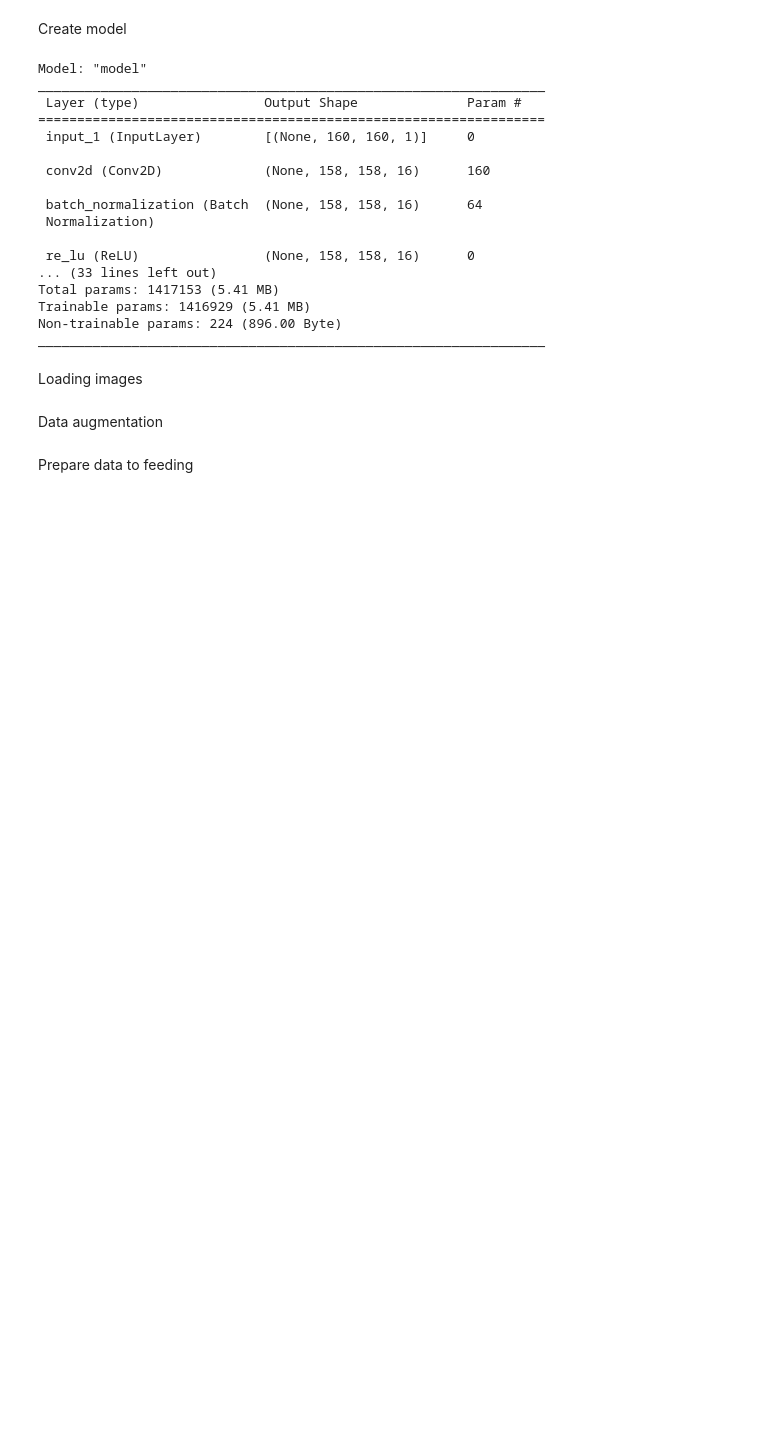
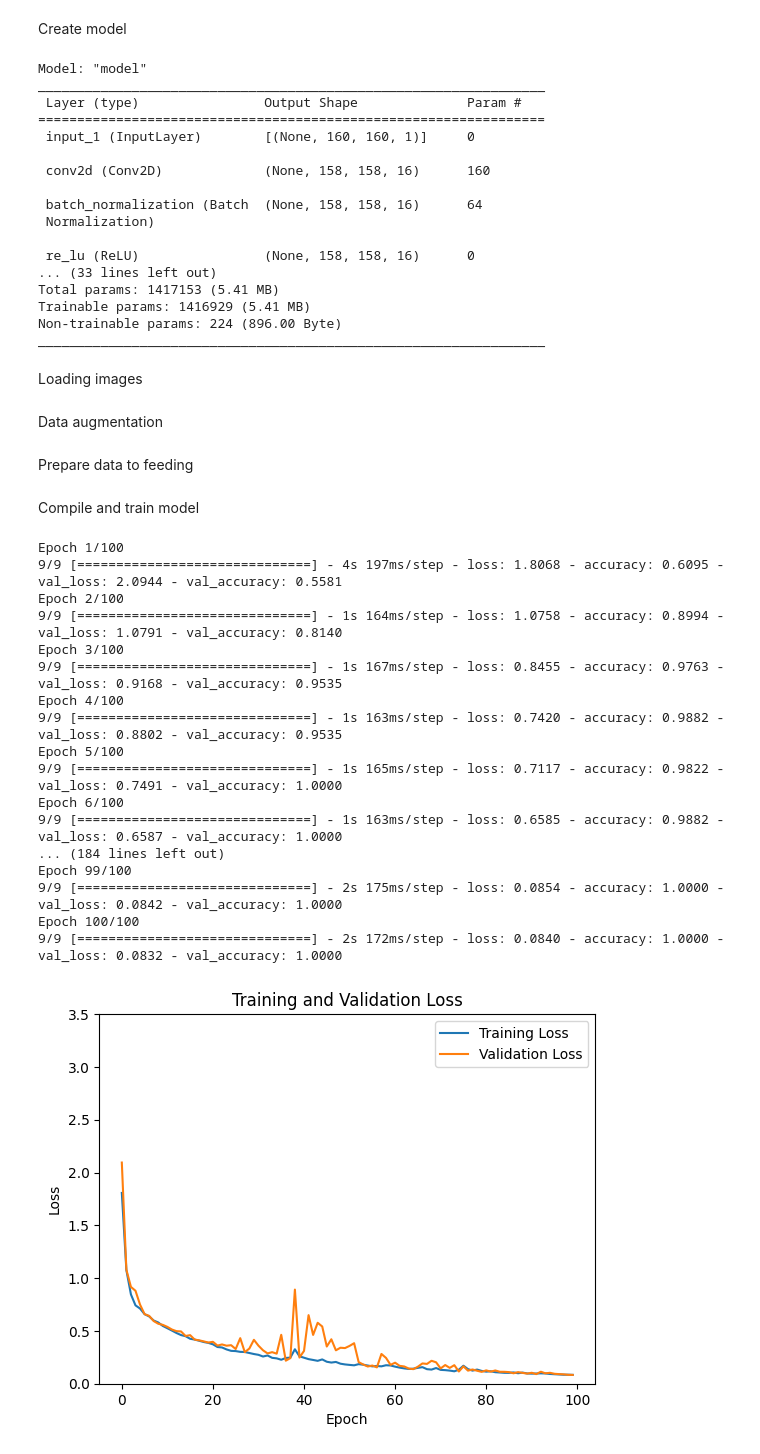
Before and after one commit to NimaAhmadi79/CNN-image-classification, a Jupyter notebook: main.ipynb, the cells around one changed output. Drawn from its saved outputs; the diff is of its cells as text; code cells hidden in the pictures; blank space fills up the shorter version.

Commit message:
Compile and train model and plot loss

```diff
--- a/main.ipynb
+++ b/main.ipynb
@@ -147,3 +147,42 @@ y_train = np.concatenate((
 shuffle_indices = np.random.permutation(len(X_train))
 X_train_shuffled = X_train[shuffle_indices]
 y_train_shuffled = y_train[shuffle_indices]
+# %% [markdown]
+Compile and train model
+# %%
+import matplotlib.pyplot as plt
+
+# Compile the model
+optimizer = tf.keras.optimizers.Adam(learning_rate=0.001)
+model.compile(optimizer=optimizer, loss='binary_crossentropy', metrics=['accuracy'])
+# Train the model
+history=model.fit(X_train_shuffled, y_train_shuffled, epochs=100, batch_size=20, validation_split=0.2)
+
+# Plot the training loss
+plt.plot(history.history['loss'], label='Training Loss')
+plt.plot(history.history['val_loss'], label='Validation Loss')
+plt.title('Training and Validation Loss')
+plt.xlabel('Epoch')
+plt.ylabel('Loss')
+plt.ylim(0, 3.5)
+plt.legend()
+plt.show()
+# %% [output]
+Epoch 1/100
+9/9 [==============================] - 4s 197ms/step - loss: 1.8068 - accuracy: 0.6095 - val_loss: 2.0944 - val_accuracy: 0.5581
+Epoch 2/100
+9/9 [==============================] - 1s 164ms/step - loss: 1.0758 - accuracy: 0.8994 - val_loss: 1.0791 - val_accuracy: 0.8140
+Epoch 3/100
+9/9 [==============================] - 1s 167ms/step - loss: 0.8455 - accuracy: 0.9763 - val_loss: 0.9168 - val_accuracy: 0.9535
+Epoch 4/100
+9/9 [==============================] - 1s 163ms/step - loss: 0.7420 - accuracy: 0.9882 - val_loss: 0.8802 - val_accuracy: 0.9535
+Epoch 5/100
+9/9 [==============================] - 1s 165ms/step - loss: 0.7117 - accuracy: 0.9822 - val_loss: 0.7491 - val_accuracy: 1.0000
+Epoch 6/100
+9/9 [==============================] - 1s 163ms/step - loss: 0.6585 - accuracy: 0.9882 - val_loss: 0.6587 - val_accuracy: 1.0000
+... (184 lines left out)
+Epoch 99/100
+9/9 [==============================] - 2s 175ms/step - loss: 0.0854 - accuracy: 1.0000 - val_loss: 0.0842 - val_accuracy: 1.0000
+Epoch 100/100
+9/9 [==============================] - 2s 172ms/step - loss: 0.0840 - accuracy: 1.0000 - val_loss: 0.0832 - val_accuracy: 1.0000
+[figure, added]
```
